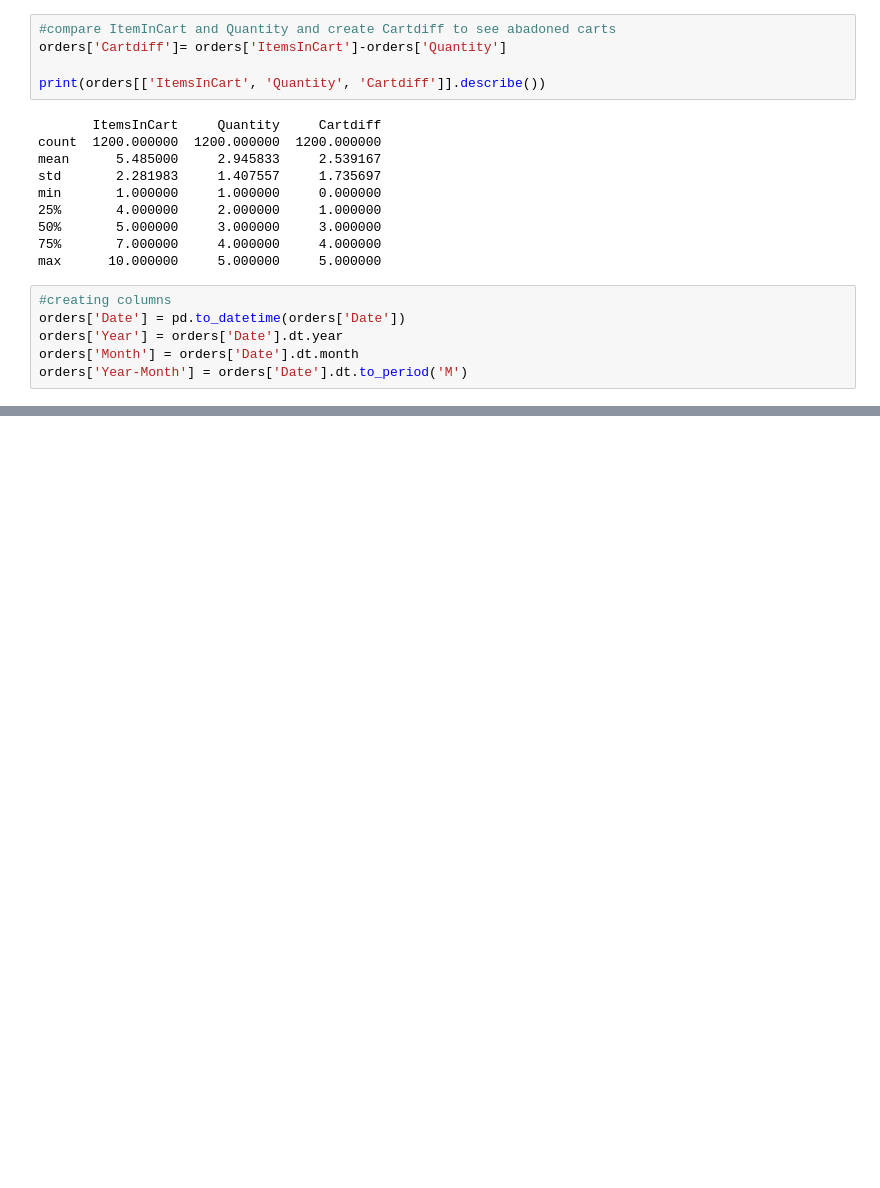
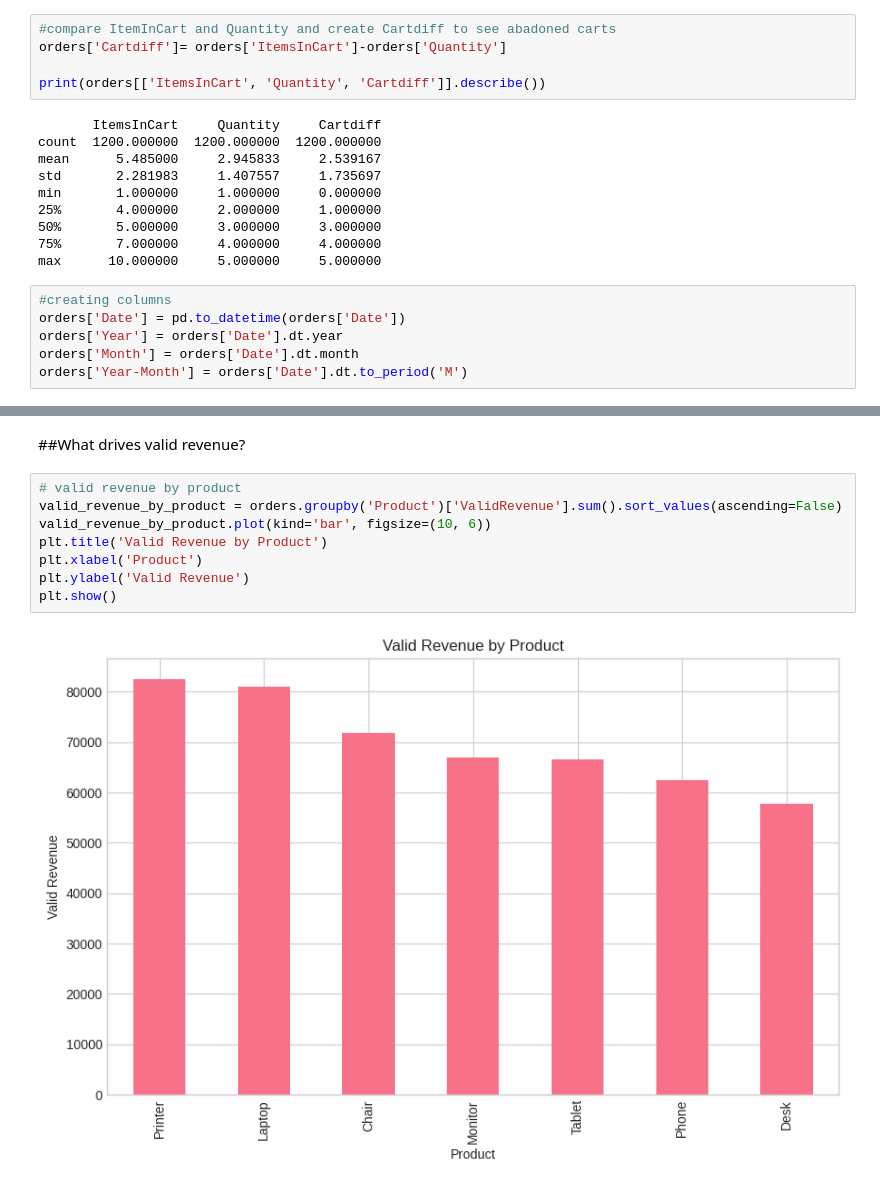
Before and after one commit to Faith-moses/DecodeLabs-Internship, a Jupyter notebook: ecommerce_sales_dataset.ipynb, the cells around one changed output, grey strips where cells are left out. Drawn from its saved outputs; the diff is of its cells as text; blank space fills up the shorter version.

```diff
--- a/ecommerce_sales_dataset.ipynb
+++ b/ecommerce_sales_dataset.ipynb
@@ -274,0 +367,12 @@ orders['Year-Month'] = orders['Date'].dt.to_period('M')
+# %% [markdown]
+##What drives valid revenue?
+# %%
+# valid revenue by product
+valid_revenue_by_product = orders.groupby('Product')['ValidRevenue'].sum().sort_values(ascending=False)
+valid_revenue_by_product.plot(kind='bar', figsize=(10, 6))
+plt.title('Valid Revenue by Product')
+plt.xlabel('Product')
+plt.ylabel('Valid Revenue')
+plt.show()
+# %% [output]
+[figure, added]
```
Also changed, not shown: parts of 29 cells of this notebook.
